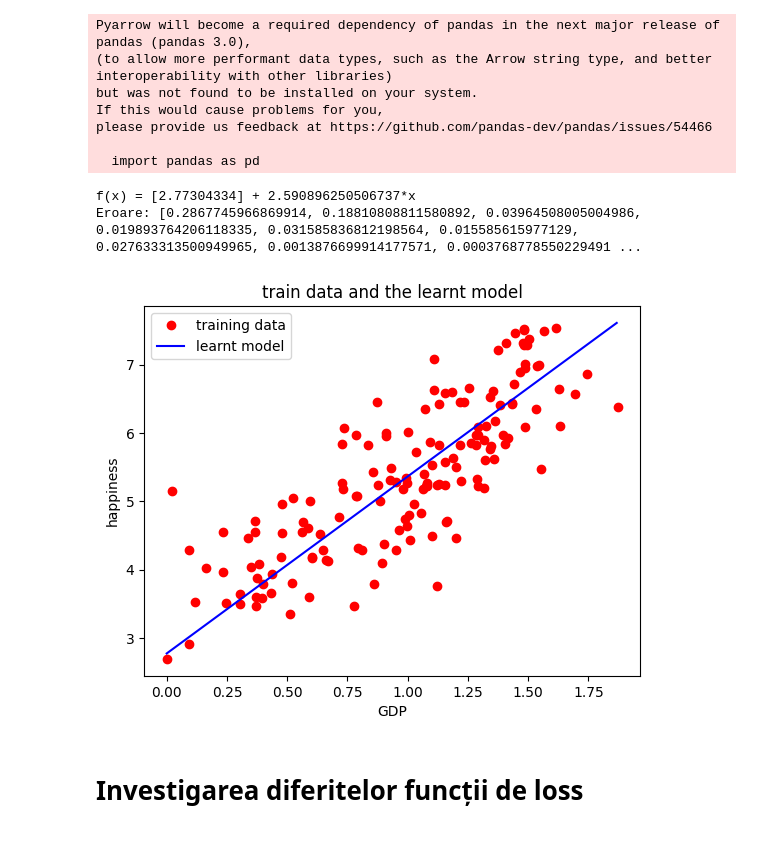
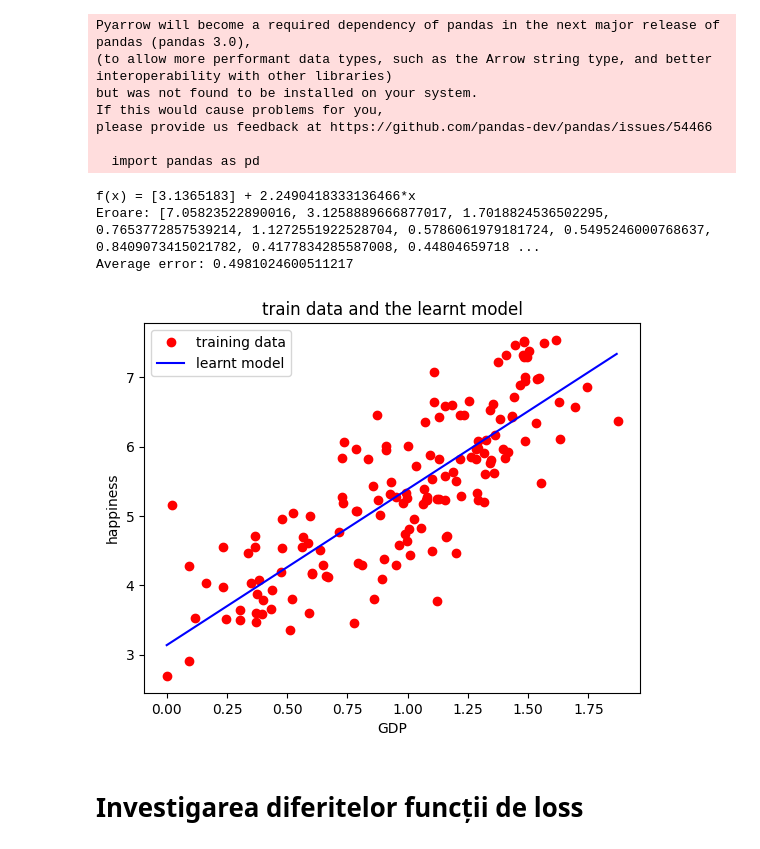
Before and after one commit to Vasile07/AI, a Jupyter notebook: Gradient Descrescator - Laborator 6/optional.ipynb, the cells around one changed output. Cells and saved outputs as stored; diff of their text form; code cells hidden in the pictures.

```diff
--- a/Gradient Descrescator - Laborator 6/optional.ipynb
+++ b/Gradient Descrescator - Laborator 6/optional.ipynb
@@ -74,19 +74,21 @@ def getAndTrainReggressor(filePath:str, k:int):
 
     return regressor, errors
 # %%
-def plotToolRegressor(filePath:str, k:int):
+def plotToolRegressor(filePath:str):
 
     df = read_data(filePath)
 
     input_sets = df["Economy..GDP.per.Capita."]
     output_sets = df["Happiness.Score"]
 
+    k = input_sets.shape[0]
     regressor, err = getAndTrainReggressor(filePath, k)
     w0, w1 = regressor.intercept_, regressor.coef_[0]
 
     print("f(x) = {} + {}*x".format(w0,w1))
 
     print("Eroare: {}".format(err))
+    print("Average error: {}".format(sum(err)/len(err)))
 
     noOfPoints = 1000
     xref = []
@@ -107,11 +109,12 @@ def plotToolRegressor(filePath:str, k:int):
     axes.legend()
     plt.show()
 # %%
-plotToolRegressor('datas/2017.csv',9)
+plotToolRegressor('datas/2017.csv')
 # %% [output]
-f(x) = [2.77304334] + 2.590896250506737*x
-Eroare: [0.2867745966869914, 0.18810808811580892, 0.03964508005004986, 0.019893764206118335, 0.031585836812198564, 0.015585615977129, 0.027633313500949965, 0.0013876699914177571, 0.0003768778550229491 ...
+f(x) = [3.1365183] + 2.2490418333136466*x
+Eroare: [7.05823522890016, 3.1258889666877017, 1.7018824536502295, 0.7653772857539214, 1.1272551922528704, 0.5786061979181724, 0.5495246000768637, 0.8409073415021782, 0.4177834285587008, 0.44804659718 ...
+Average error: 0.4981024600511217
-[figure, old version]
+[figure, new version]
 # %% [markdown]
 # Investigarea diferitelor funcții de loss
 # %% [markdown]
```
Also changed, not shown: parts of 3 cells of this notebook, 1 other file.
